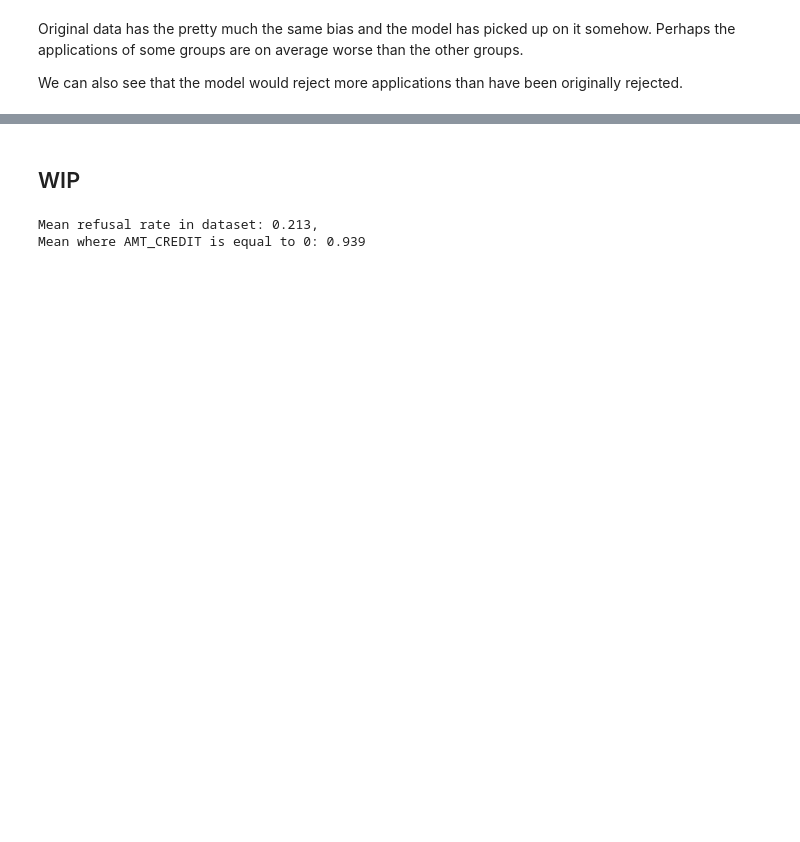
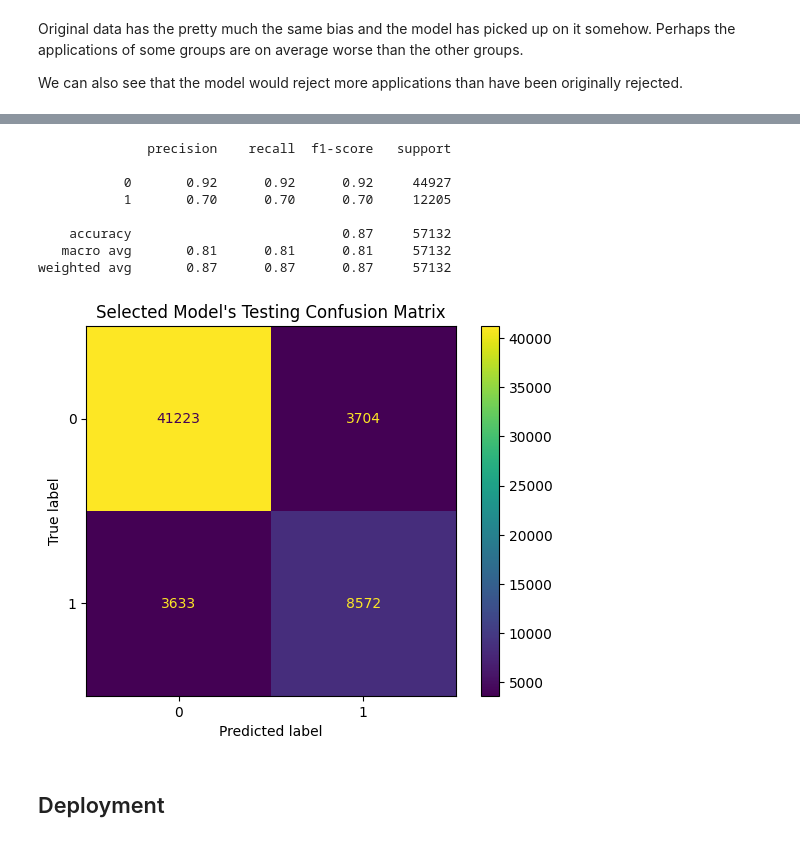
Before and after one commit to Vienmarskinis/home_credit_default_risk, a Jupyter notebook: step4_refused.ipynb, the cells around one changed output, grey strips where cells are left out. Drawn from its saved outputs; the diff is of its cells as text; code cells hidden in the pictures; blank space fills up the shorter version.

```diff
--- a/step4_refused.ipynb
+++ b/step4_refused.ipynb
@@ -802,14 +867,17 @@ We can also see that the model would reject more applications than have been ori
+# %%
+preds = np.where(pred_proba[:, 1] > PROFITABLE_THRESHOLD, 1, 0)
+functions.report_classification_metrics(y_test, preds)
+plt.title("Selected Model's Testing Confusion Matrix")
+plt.show()
+# %% [output]
+              precision    recall  f1-score   support
+
+           0       0.92      0.92      0.92     44927
+           1       0.70      0.70      0.70     12205
+
+    accuracy                           0.87     57132
+   macro avg       0.81      0.81      0.81     57132
+weighted avg       0.87      0.87      0.87     57132
+[figure, added]
 # %% [markdown]
-## WIP
+## Deployment
-# %%
-col = "AMT_CREDIT"
-equal_to = 0
-test_df = df_prev_app[df_prev_app[col] == equal_to]
-mean_in_dataset = df_prev_app["NAME_CONTRACT_STATUS_Refused"].mean()
-mean_where_equal = test_df["NAME_CONTRACT_STATUS_Refused"].mean()
-print(
-    f"Mean refusal rate in dataset: {mean_in_dataset:1.3f},\nMean where {col} is equal to {equal_to}: {mean_where_equal:1.3f}"
-)
-# %% [output]
-Mean refusal rate in dataset: 0.213,
-Mean where AMT_CREDIT is equal to 0: 0.939
```
Also changed, not shown: parts of 43 cells of this notebook, 6 other files.
